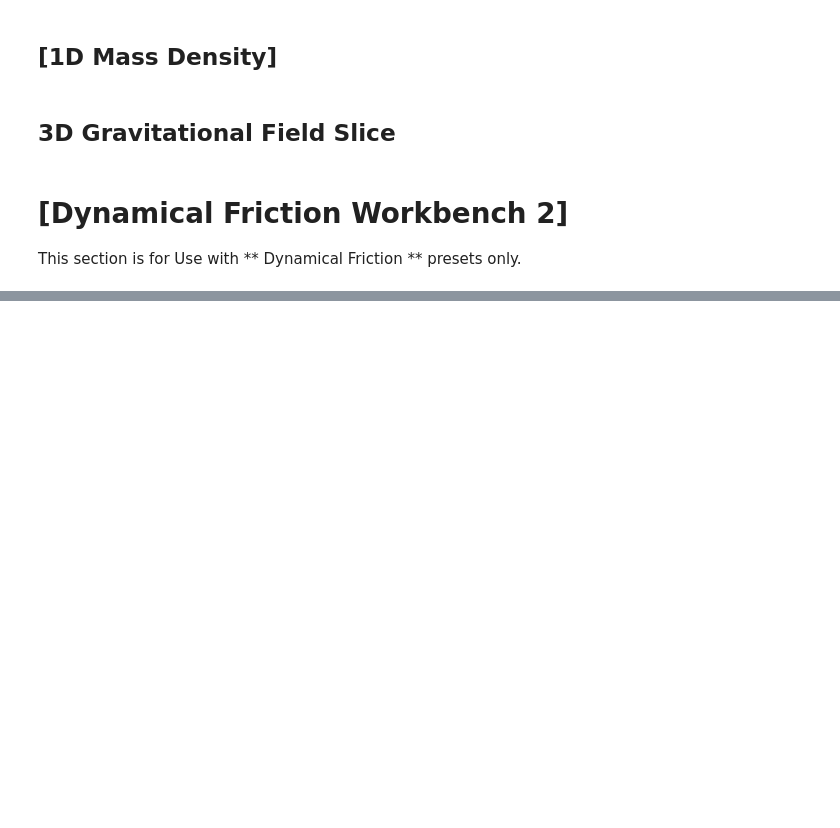
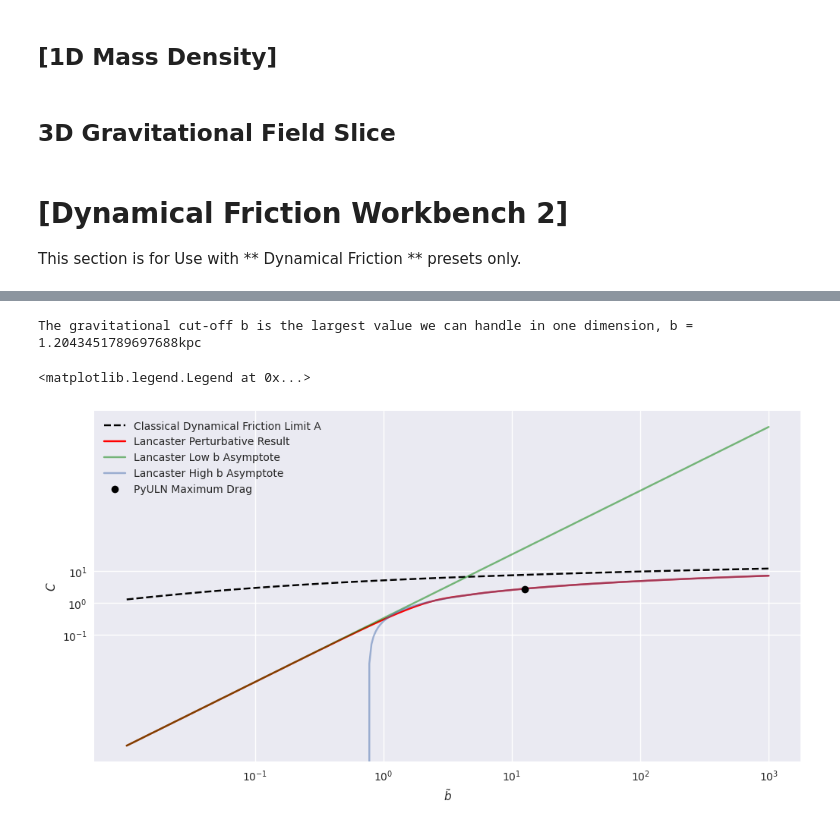
Before and after one commit to Sifyrena/PyUL_NBody, a Jupyter notebook: PyUL2_notebook_QuantumWind.ipynb, the cells around one changed output, grey strips where cells are left out. Cells and saved outputs as stored; diff of their text form; code cells hidden in the pictures; blank space fills up the shorter version.

```diff
--- a/PyUL2_notebook_QuantumWind.ipynb
+++ b/PyUL2_notebook_QuantumWind.ipynb
@@ -1113,38 +1123,43 @@ Sb,Cb = SiCin(2*BLineX)
 RealCb = np.euler_gamma + np.log(2*BLineX) - Cb
 
 plt.loglog(BLineX,RealCb+np.sin(2*BLineX)/(2*BLineX)-1,'r-', label = 'Lancaster Perturbative Result')
 
 
-plt.loglog(BLineX,1/3*BLineX**2,color = 'green',label = 'Lancaster Low b Asymptote')
+plt.loglog(BLineX,1/3*BLineX**2,color = 'green',label = 'Lancaster Low b Asymptote',alpha = 0.5)
 
-'''
+
 from scipy.special import digamma as Dig
 
 beta = PyUL.G*mBH_kg/(vRel0[0]**2*lR[0])
 
-plt.loglog(BLineX,np.log(2*BLineX)-1-np.real(Dig(1+1j*beta)),color = 'orange',label = 'Lancaster High b Asymptote')
+plt.loglog(BLineX,np.log(2*BLineX)-1-np.real(Dig(1+1j*beta)),
+           label = 'Lancaster High b Asymptote', alpha = 0.5)
 
-'''
+
 
 
 # ?
 BCut = length # maximum simulated distance is the domain's volume diagonal
 
 print(f'The gravitational cut-off b is the largest value we can handle in one dimension, b = {BCut}{length_units}')
 
 
 BCutTilde = PyUL.convert_between(BCut,length_units,'pc','l')/lRP
 
-plt.loglog(0*Crel + BCutTilde,Crel,'.',label = 'PyULN Simulation One-Run (Time Parametrised)')
+plt.loglog([BCutTilde[0]],[CrelMax],'ko',label = 'PyULN Maximum Drag')
 
 plt.xticks([0.1,1,10,100,1000])
 plt.yticks([0.1,1,10])
 
 plt.xlabel('$\~{b}$')
 plt.ylabel('$C$ ')
 
 
 plt.legend()
+# %% [output]
+The gravitational cut-off b is the largest value we can handle in one dimension, b = 1.2043451789697688kpc
+<matplotlib.legend.Legend at 0x...>
+[figure, added]
 # %%
 plt.plot(BCutTilde,Crel)
 # %%
```
Also changed, not shown: parts of 2 cells of this notebook.
